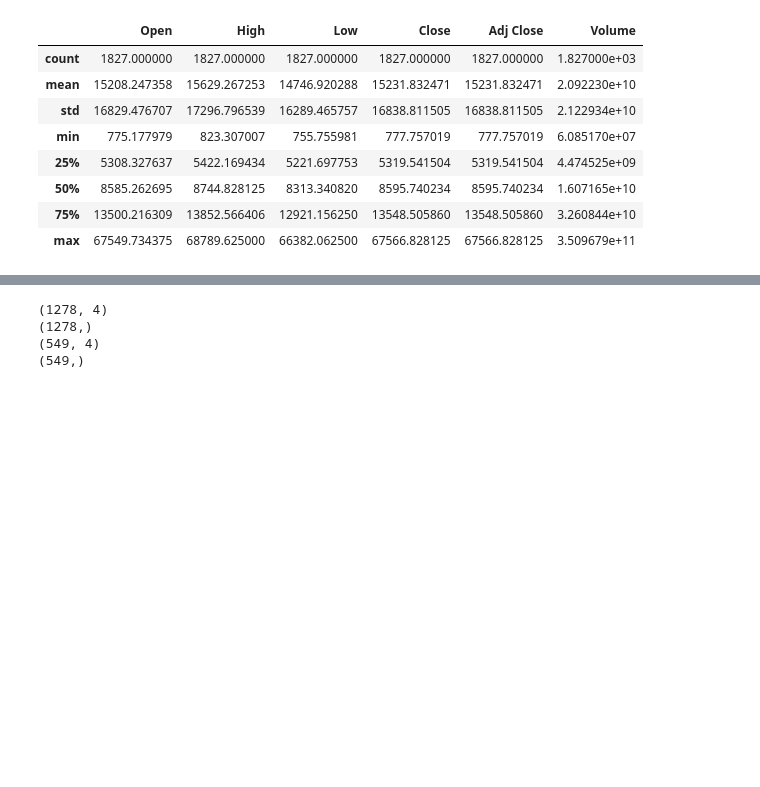
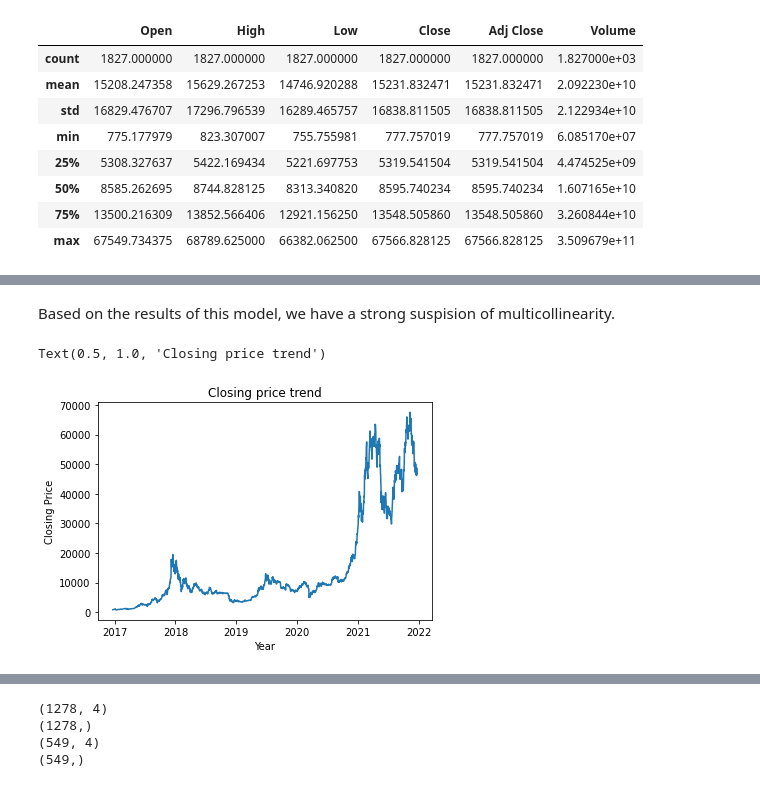
Before and after one commit to marina-sam14/BitcoinClosePricePrediction, a Jupyter notebook: MachineLearning.ipynb, the cells around one changed output, grey strips where cells are left out. Saved outputs shown, nothing was run; the diff lists cells and outputs as text; code cells hidden in the pictures; blank space fills up the shorter version.

```diff
--- a/MachineLearning.ipynb
+++ b/MachineLearning.ipynb
@@ -42,0 +125,10 @@ dataset['Up/Down'] = np.where(dataset['pos_neg']>0, '0', '1')
+# %% [markdown]
+Based on the results of this model, we have a strong suspision of multicollinearity.
+# %%
+plt.plot('Date', 'Close', data=dataset)
+plt.xlabel('Year')
+plt.ylabel('Closing Price')
+plt.title('Closing price trend')
+# %% [output]
+Text(0.5, 1.0, 'Closing price trend')
+[figure, added]
```
Also changed, not shown: parts of 62 cells of this notebook, 4 other files.
